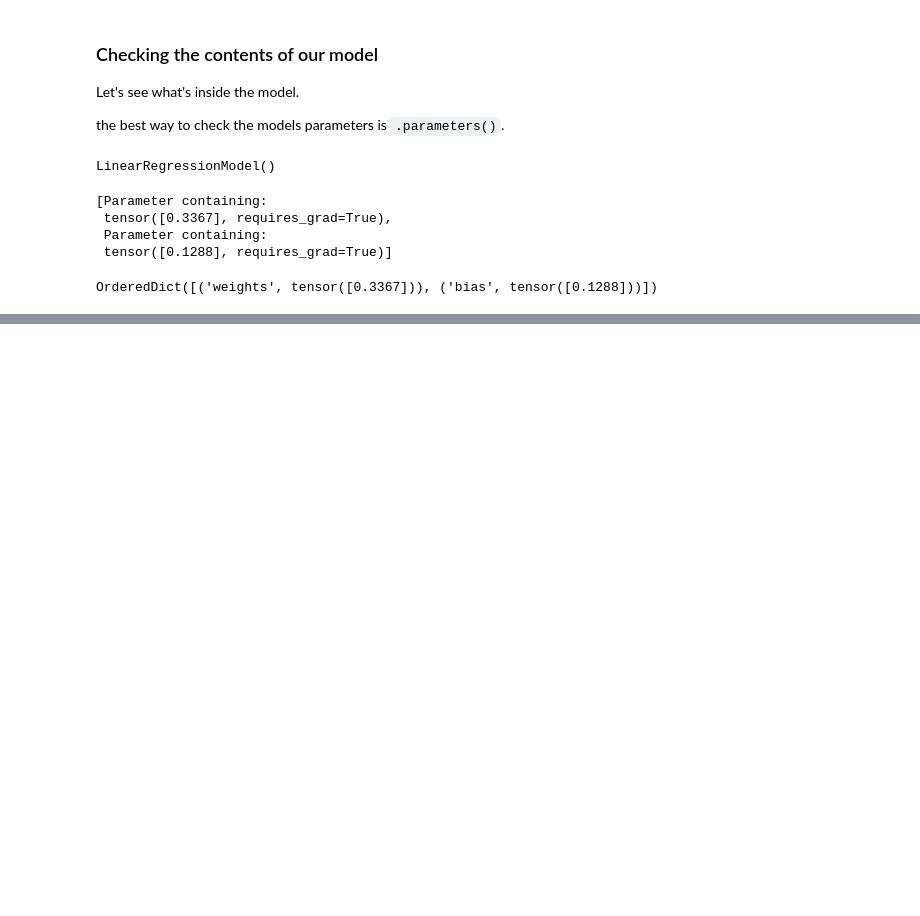
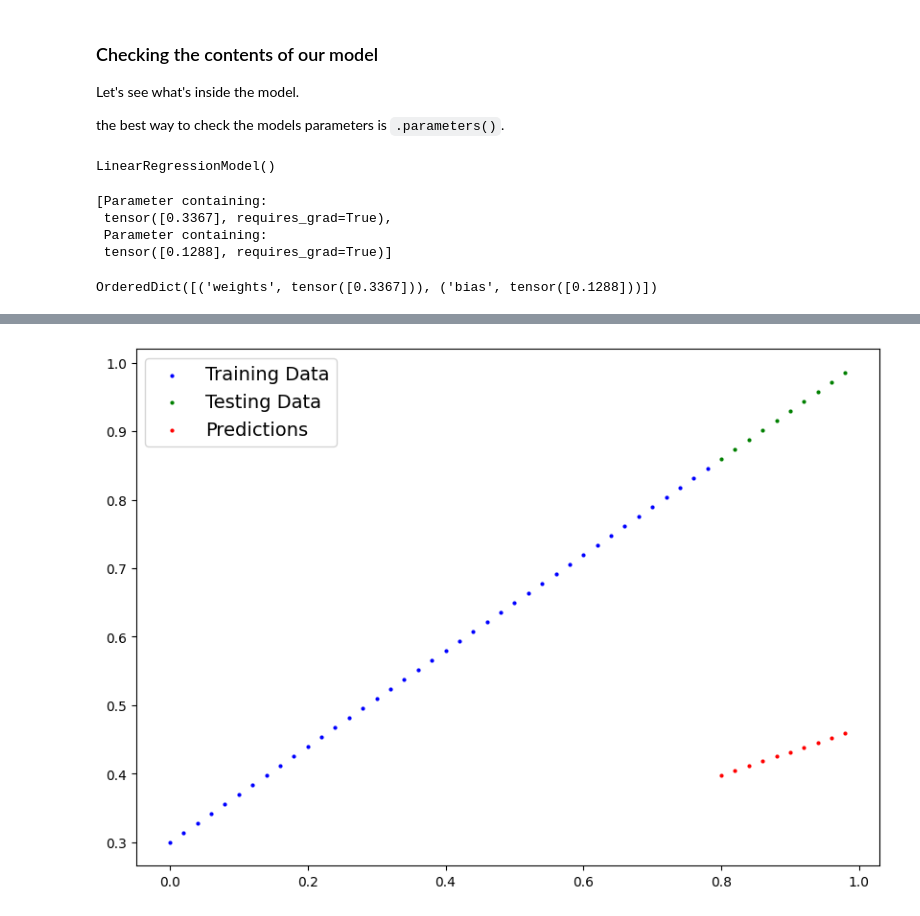
Before and after one commit to GunDalf101/PyTorch_INTRO, a Jupyter notebook: pytorch_workflow.ipynb, the cells around one changed output, grey strips where cells are left out. Saved outputs shown, nothing was run; the diff lists cells and outputs as text; code cells hidden in the pictures; blank space fills up the shorter version.

```diff
--- a/pytorch_workflow.ipynb
+++ b/pytorch_workflow.ipynb
@@ -179,0 +186,6 @@ OrderedDict([('weights', tensor([0.3367])), ('bias', tensor([0.1288]))])
+# %%
+# MAke predictions with model
+with torch.inference_mode():
+    y_preds = model_0(X_test)
+
+y_preds, y_test
@@ -179,0 +213,4 @@ OrderedDict([('weights', tensor([0.3367])), ('bias', tensor([0.1288]))])
+# %%
+plot_predictions(predictions=y_preds)
+# %% [output]
+[figure, added]
```
Also changed, not shown: parts of 4 cells of this notebook.
